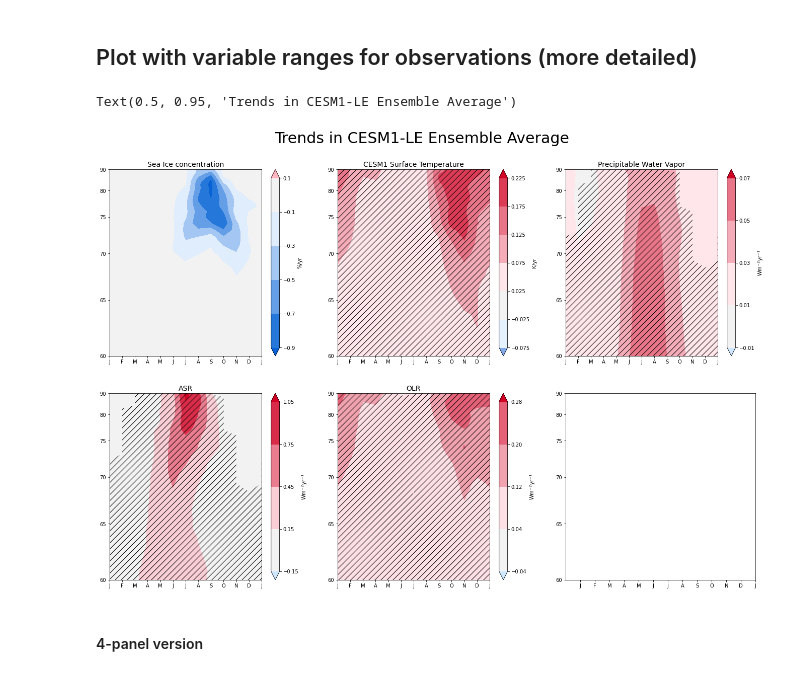
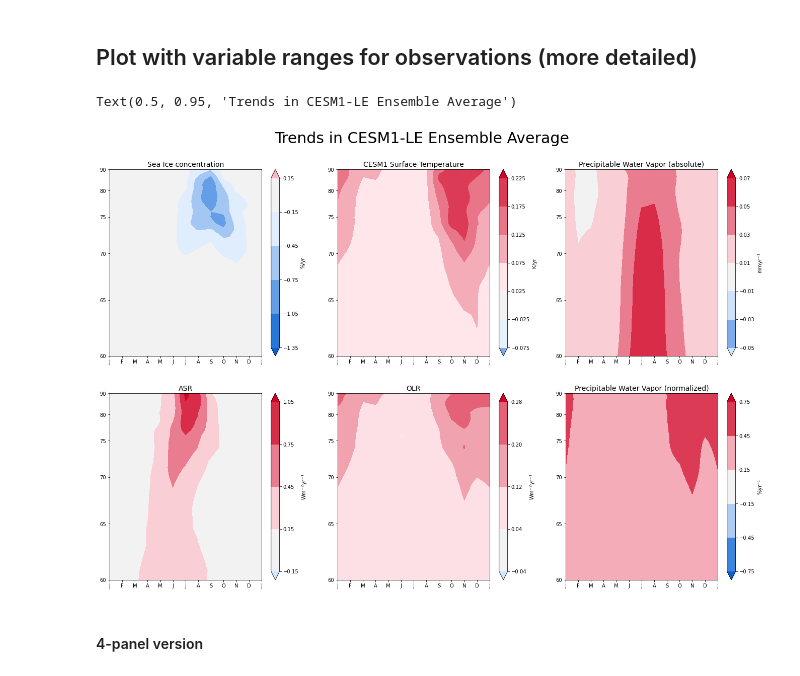
Before and after one commit to jshaw35/spectral_ice, a Jupyter notebook: figure1/cesm1le_forcedresponse.ipynb, the cells around one changed output. Saved outputs shown, nothing was run; the diff lists cells and outputs as text; code cells hidden in the pictures.

Commit message:
figure updates for PREFIRE update for 2021/11/10

```diff
--- a/figure1/cesm1le_forcedresponse.ipynb
+++ b/figure1/cesm1le_forcedresponse.ipynb
@@ -183,0 +153,11 @@ Attributes: (0)
+# %%
+tmq_files = glob.glob('%s/*%s*.nc' % (ensavg_path,'TMQ'))
+
+tmq = xr.open_mfdataset(tmq_files)
+
+tmq_subset = tmq['TMQ'].sel(time=slice('2001-01-01','2020-12-31'),lat=slice(59,None)).chunk({'time':-1})
+
+tmq_avg = tmq_subset.groupby('time.month').mean(dim=['time','lon'])
+
+#### Normalize WV trends to month-lat means
+tmq_pct_trends = proc_dict['TMQ']['TREND'] / tmq_avg
@@ -300,6 +304,7 @@ olr_statsig_wrapped = xr.concat([_olr['STATSIG'],_olr['STATSIG'][0].assign_coord
 
 tmq_trends_wrapped = xr.concat([_tmq['TREND'],_tmq['TREND'][0].assign_coords({'month':13})],dim='month')
 tmq_statsig_wrapped = xr.concat([_tmq['STATSIG'],_tmq['STATSIG'][0].assign_coords({'month':13})],dim='month')
+tmq_pct_trends_wrapped = xr.concat([tmq_pct_trends,tmq_pct_trends[0].assign_coords({'month':13})],dim='month')
 
 fig1,axs = plt.subplots(nrows=2,ncols=3,figsize=(23,15))
 
@@ -324,10 +329,10 @@ for _ax in axes:
 lat_weighted0 = np.sin(np.pi/180*seaice_trends_wrapped['lat'])
 cmap0 = copy.copy(palette)
 im0 = axes[0].contourf(seaice_trends_wrapped['month'],lat_weighted0,seaice_trends_wrapped.transpose('lat','month'), # -1.4,0.4
-                       cmap=cmap0,vmin=-0.9,vmax=0.9,levels=np.arange(-0.9,0.11,0.2),extend='both')
+                       cmap=cmap0,levels=np.arange(-1.35,0.156,0.3),vmin=-1.35,vmax=1.35,extend='both')
 im0.cmap.set_over('lightpink') # (0.51,0.66,0.9)
-stip = axes[0].contourf(seaice_statsig_wrapped['month'],lat_weighted0,seaice_statsig_wrapped.transpose('lat','month'), colors='none',levels=[0,99,100],
-                        hatches=[None,'//'],extend='neither')
+# stip = axes[0].contourf(seaice_statsig_wrapped['month'],lat_weighted0,seaice_statsig_wrapped.transpose('lat','month'), colors='none',levels=[0,99,100],
+#                         hatches=[None,'//'],extend='neither')
 axes[0].set_title('Sea Ice concentration',fontsize=14)
 plt.colorbar(im0,ax=axes[0],label='%/yr')
 
@@ -336,45 +341,55 @@ cmap1 = copy.copy(palette)
 im1 = axes[1].contourf(ts_trends_wrapped['month'],lat_weighted1,ts_trends_wrapped.transpose('lat','month'), # -0.15,0.45
                        cmap=cmap1,vmin=-0.25, vmax=0.25,levels=np.arange(-0.075,0.2251,0.05),extend='both')
 im1.cmap.set_under((0.51,0.66,0.9))
-stip = axes[1].contourf(ts_statsig_wrapped['month'],lat_weighted1,ts_statsig_wrapped.transpose('lat','month'), colors='none',levels=[0,99,100],
-                        hatches=[None,'//'],extend='neither')
+# stip = axes[1].contourf(ts_statsig_wrapped['month'],lat_weighted1,ts_statsig_wrapped.transpose('lat','month'), colors='none',levels=[0,99,100],
+#                         hatches=[None,'//'],extend='neither')
 axes[1].set_title('CESM1 Surface Temperature',fontsize=14)
 cbar = plt.colorbar(im1,ax=axes[1],label='K/yr')
 
 lat_weighted2 = np.sin(np.pi/180*tmq_trends_wrapped['lat'])
 cmap2 = copy.copy(palette)
 im2 = axes[2].contourf(tmq_trends_wrapped['month'],lat_weighted2,tmq_trends_wrapped.transpose('lat','month'), # -0.6,3.0
-                       cmap=cmap2,vmin=-0.1, vmax=0.10,extend='both',levels=np.arange(-0.01,0.09,0.02))
+                       cmap=cmap2,vmin=-0.07, vmax=0.07,extend='both',levels=np.arange(-0.05,0.071,0.02))
 im2.cmap.set_under((0.81,0.91,1.00))
-stip = axes[2].contourf(asr_statsig_wrapped['month'],lat_weighted2,asr_statsig_wrapped.transpose('lat','month'), colors='none',levels=[0,99,100],
-                        hatches=[None,'//'],extend='neither')
-axes[2].set_title('Precipitable Water Vapor',fontsize=14)
+# stip = axes[2].contourf(tmq_statsig_wrapped['month'],lat_weighted2,tmq_statsig_wrapped.transpose('lat','month'), colors='none',levels=[0,99,100],
+#                         hatches=[None,'//'],extend='neither')
+axes[2].set_title('Precipitable Water Vapor (absolute)',fontsize=14)
 plt.colorbar(im2,ax=axes[2],label='mmyr$^{-1}$')
+
+lat_weighted5 = np.sin(np.pi/180*tmq_pct_trends_wrapped['lat'])
+cmap5 = copy.copy(palette)
+im5 = axes[5].contourf(tmq_pct_trends_wrapped['month'],lat_weighted2,100*tmq_pct_trends_wrapped.transpose('lat','month'), # -0.6,3.0
+                       cmap=cmap5,extend='both',vmin=-0.75, vmax=0.75,levels=np.arange(-0.75,0.751,0.3))
+# im5.cmap.set_under((0.81,0.91,1.00))
+# stip = axes[5].contourf(tmq_statsig_wrapped['month'],lat_weighted5,tmq_statsig_wrapped.transpose('lat','month'), colors='none',levels=[0,99,100],
+#                         hatches=[None,'//'],extend='neither')
+axes[5].set_title('Precipitable Water Vapor (normalized)',fontsize=14)
+plt.colorbar(im5,ax=axes[5],label='%yr$^{-1}$')
 
 lat_weighted3 = np.sin(np.pi/180*asr_trends_wrapped['lat'])
 cmap3 = copy.copy(palette)
 im3 = axes[3].contourf(asr_trends_wrapped['month'],lat_weighted3,asr_trends_wrapped.transpose('lat','month'), # -0.3,0.7
                        cmap=cmap3,vmin=-1.05, vmax=1.05,levels=np.arange(-0.15,1.06,0.30),extend='both')
 im3.cmap.set_under((0.81,0.91,1.00))
-stip = axes[3].contourf(asr_statsig_wrapped['month'],lat_weighted3,asr_statsig_wrapped.transpose('lat','month'), colors='none',levels=[0,99,100],
-                        hatches=[None,'//'],extend='neither')
+# stip = axes[3].contourf(asr_statsig_wrapped['month'],lat_weighted3,asr_statsig_wrapped.transpose('lat','month'), colors='none',levels=[0,99,100],
+#                         hatches=[None,'//'],extend='neither')
 axes[3].set_title('ASR',fontsize=14)
 plt.colorbar(im3,ax=axes[3],label='Wm$^{-2}$yr$^{-1}$')
 
 lat_weighted4 = np.sin(np.pi/180*olr_trends_wrapped['lat'])
 cmap4 = copy.copy(palette)
 im4 = axes[4].contourf(olr_trends_wrapped['month'],lat_weighted4,olr_trends_wrapped.transpose('lat','month'), # -0.3,0.7
                        cmap=cmap4,vmin=-0.36,vmax=0.36,levels=np.arange(-0.04,0.36,0.08),extend='both')
 im4.cmap.set_under((0.81,0.91,1.00))
-stip = axes[4].contourf(olr_statsig_wrapped['month'],lat_weighted4,olr_statsig_wrapped.transpose('lat','month'), colors='none',levels=[0,99,100],
-                        hatches=[None,'//'],extend='neither')
+# stip = axes[4].contourf(olr_statsig_wrapped['month'],lat_weighted4,olr_statsig_wrapped.transpose('lat','month'), colors='none',levels=[0,99,100],
+#                         hatches=[None,'//'],extend='neither')
 axes[4].set_title('OLR',fontsize=14)
 plt.colorbar(im4,ax=axes[4],label='Wm$^{-2}$yr$^{-1}$')
 
 fig1.suptitle('Trends in CESM1-LE Ensemble Average',fontsize=30,y=0.95)
 # %% [output]
 Text(0.5, 0.95, 'Trends in CESM1-LE Ensemble Average')
-[figure, old version]
+[figure, new version]
 # %% [markdown]
 #### 4-panel version
 # %%
```
Also changed, not shown: parts of 8 cells of this notebook, 3 other files.
